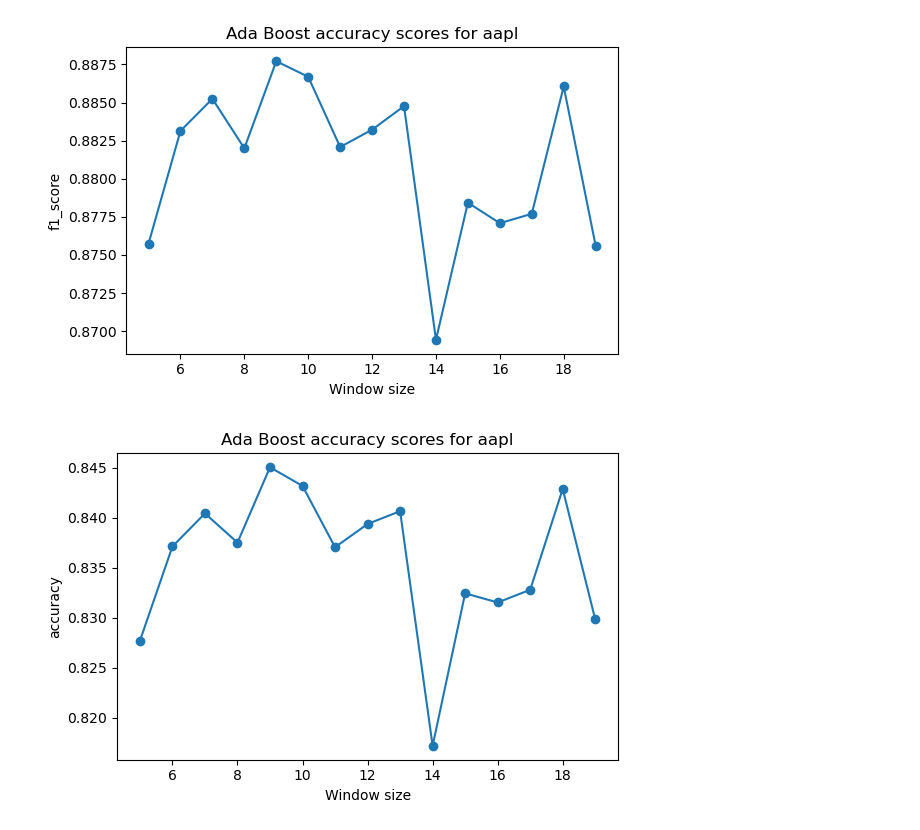
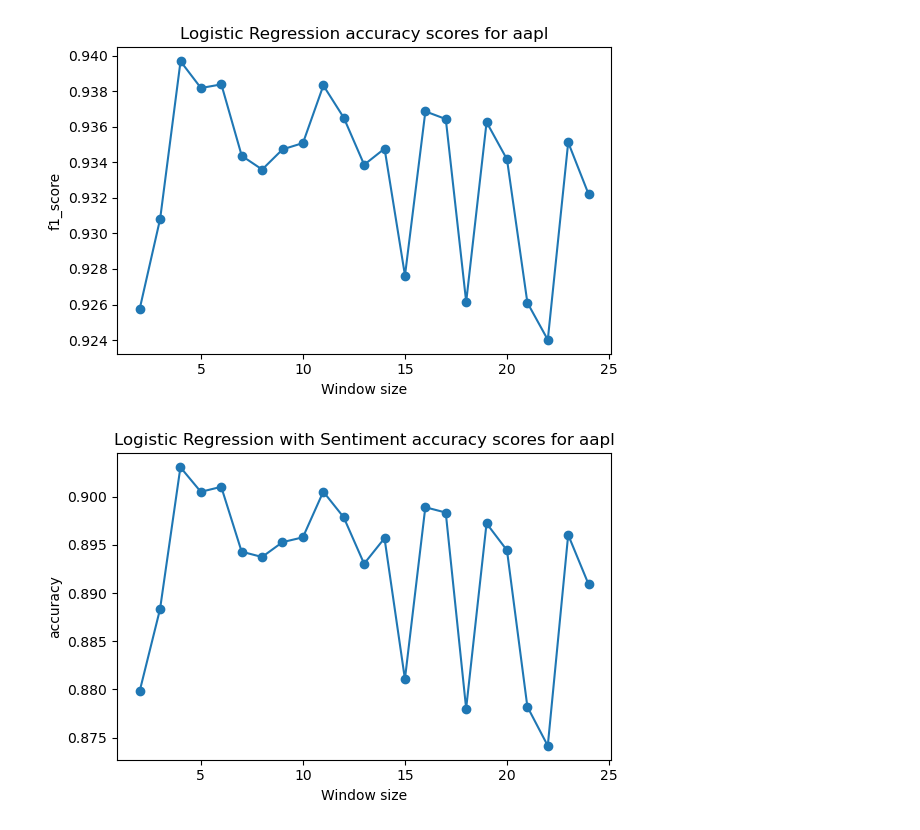
Before and after one commit to srijanrodo/erdos_regime_switch, a Jupyter notebook: training_with_sentiment.ipynb, the cells around one changed output. Drawn from its saved outputs; the diff is of its cells as text; code cells hidden in the pictures.

```diff
--- a/training_with_sentiment.ipynb
+++ b/training_with_sentiment.ipynb
@@ -61,9 +59,7 @@ def create_sliding_window(train_df, test_df, features, target, window=7):
     return (train_x, train_y), (test_x, test_y)
 # %%
 testing_size=200
-ns=5
 tss=TimeSeriesSplit(n_splits=ns,test_size=testing_size)
-spread_range = range(5, 20)
 # %%
 training_lists = {}
 testing_lists = {}
@@ -90,3 +90,6 @@ with open('saved_testing_lists_sentiment_aapl', 'wb') as f:
+# %%
+with open('best_logistic.pkl','rb') as f:
+    best_logmodels=pickle.load(f)
 # %%
 def accuracies_model(model_dict, window, map=False):
     a=0
@@ -124,8 +127,9 @@ accuracies_ada = {}
 confusion_mat = {}
 f1_score={}
 ada_model = AdaBoostClassifier(n_estimators=110,random_state=121)
+model = best_logmodels[22][0]
 for window in spread_range:
-    results=accuracies_model(ada_model,window)
+    results=accuracies_model(best_logmodels[window][0],window)
     accuracies_ada[window] = results[0]
     confusion_mat[window] = results[1]
     A=confusion_mat[window]
@@ -159,16 +163,16 @@ for spread in spread_range:
 accuracies_ada = {}
 confusion_mat = {}
 f1_score={}
-ada_model = AdaBoostClassifier(n_estimators=110,random_state=121)
+model = best_logmodels[22][0]
 for window in spread_range:
-    results=accuracies_model(ada_model,window)
+    results=accuracies_model(best_logmodels[window][0],window)
     accuracies_ada[window] = results[0]
     confusion_mat[window] = results[1]
     A=confusion_mat[window]
     f1_score[window]=(2*A[0][0]/(2*A[0][0]+A[0][1]+A[1][0]))
 # %%
-plot_accuracies(f1_score, "Ada Boost",acc_type="f1_score")
-plot_accuracies(accuracies_ada, "Ada Boost")
+plot_accuracies(f1_score, "Logistic Regression",acc_type="f1_score")
+plot_accuracies(accuracies_ada, "Logistic Regression with Sentiment")
 # %% [output]
-[figure, old version]
+[figure, new version]
-[figure, old version]
+[figure, new version]
```
Also changed, not shown: parts of 4 cells of this notebook, 8 other files.
